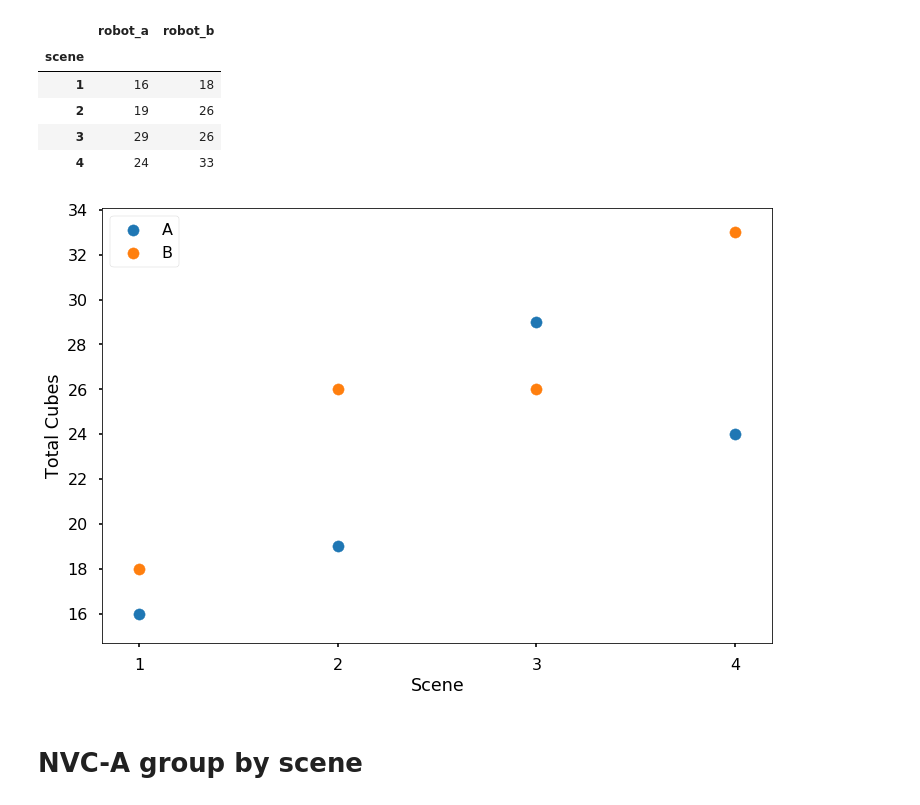
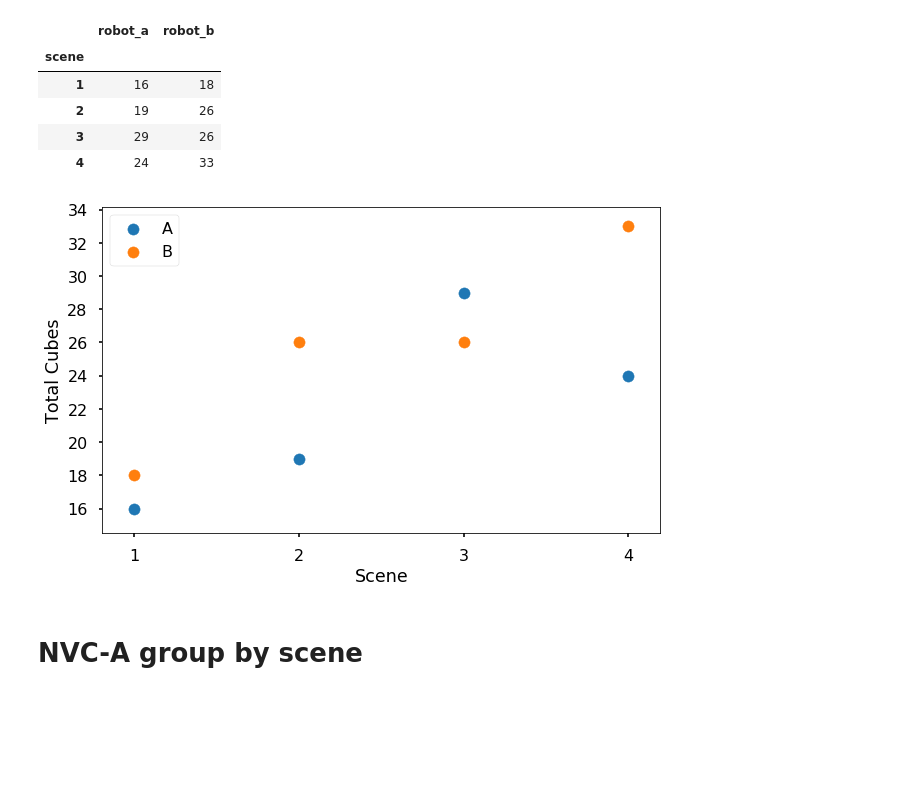
Before and after one commit to nilesh0109/PHRI_1920, a Jupyter notebook: evaluation/odd_even_participants_separate_evaluation.ipynb, the cells around one changed output. Cells and saved outputs as stored; diff of their text form; code cells hidden in the pictures; blank space fills up the shorter version.

```diff
--- a/evaluation/odd_even_participants_separate_evaluation.ipynb
+++ b/evaluation/odd_even_participants_separate_evaluation.ipynb
@@ -136,17 +136,17 @@ odd_participants_by_scene
 | 3 | 29 | 26 |
 | 4 | 24 | 33 |
 # %%
-plt.figure(figsize=(12,8))
+plt.figure(figsize=(10,6))
 plt.xticks(range(1,5))
 plt.yticks(range(0,35,2))
 plt.scatter(odd_participants_by_scene.index, odd_participants_by_scene["robot_a"], label="A")
 plt.scatter(odd_participants_by_scene.index, odd_participants_by_scene["robot_b"], label="B")
 plt.xlabel('Scene')
 plt.ylabel('Total Cubes')
 plt.legend()
 plt.show()
 # %% [output]
-[figure, old version]
+[figure, new version]
 # %% [markdown]
 # NVC-A group by scene
 # %%
```
Also changed, not shown: parts of 6 cells of this notebook.
